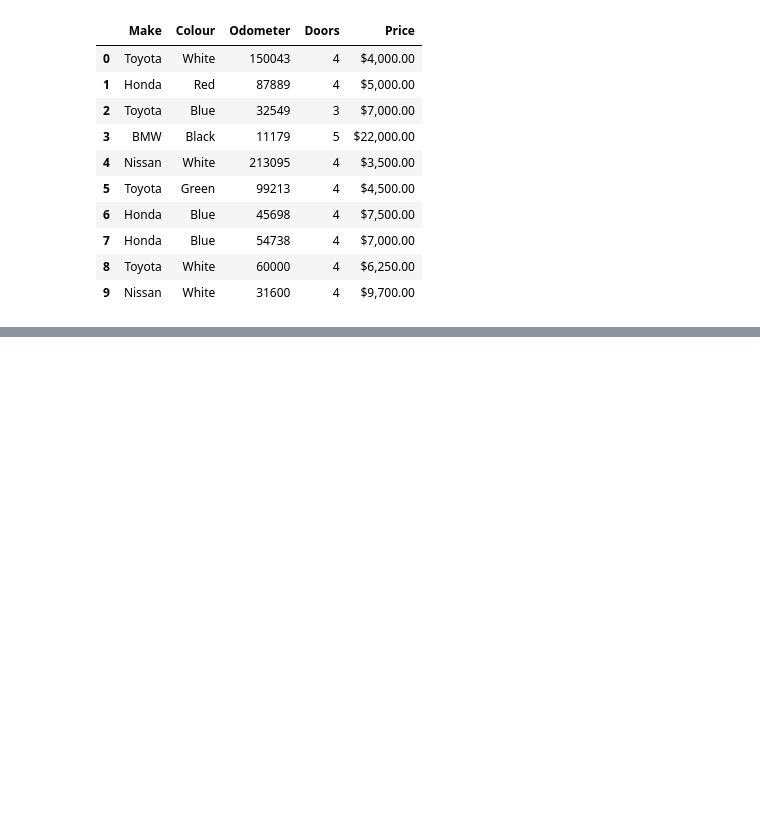
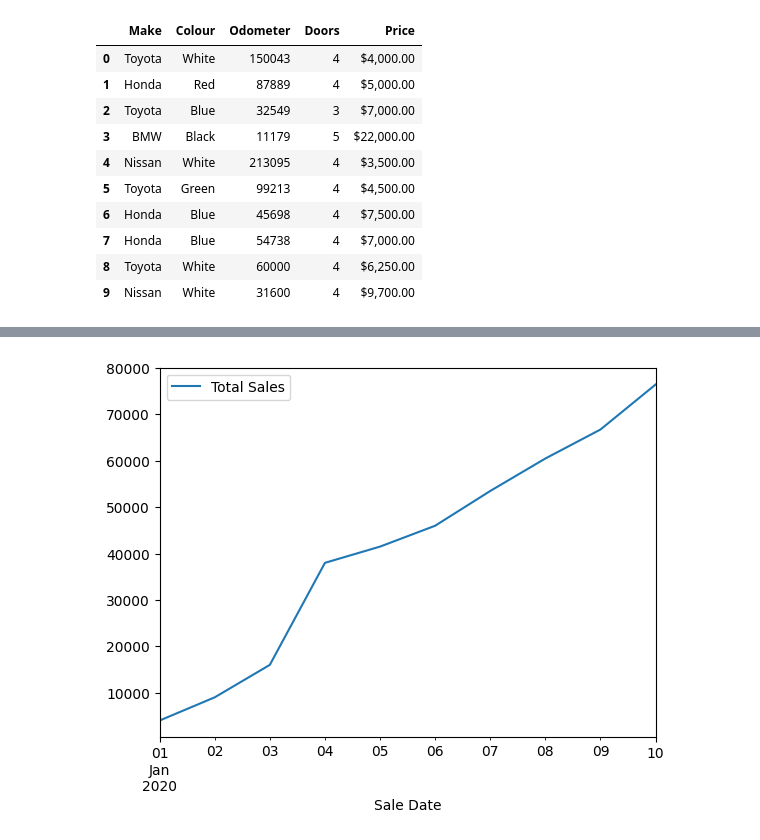
Before and after one commit to thewesternfront/Jupyter_Testintg_Jetbrains, a Jupyter notebook: Introduction-to-MatplotLib.ipynb, the cells around one changed output, grey strips where cells are left out. Cells and saved outputs as stored; diff of their text form; code cells hidden in the pictures; blank space fills up the shorter version.

Commit message:
pandas dataframe plotting with car sales data

```diff
--- a/Introduction-to-MatplotLib.ipynb
+++ b/Introduction-to-MatplotLib.ipynb
@@ -204,3 +204,6 @@ car_sales
 | 7 | Honda | Blue | 54738 | 4 | $7,000.00 |
 | 8 | Toyota | White | 60000 | 4 | $6,250.00 |
 | 9 | Nissan | White | 31600 | 4 | $9,700.00 |
+# %%
+car_sales["Price"] = car_sales["Price"].str.replace(r'[\$\,\.]', '', regex=True)
+car_sales
@@ -206,0 +233,4 @@ car_sales
+# %%
+# Now we will truncate it using the str() method
+car_sales["Price"] = car_sales["Price"].str[:-2]
+car_sales
@@ -206,0 +249,3 @@ car_sales
+# %%
+car_sales["Sale Date"] = pd.date_range('1/1/2020', periods=len(car_sales))
+car_sales
@@ -206,0 +264,4 @@ car_sales
+# %%
+# notice the usage of astype() to convert th string to an int so that it does not jsut concatenate the strings, but actually cumulatively represents the integer value of the Price
+car_sales["Total Sales"] = car_sales["Price"].astype(int).cumsum()
+car_sales
@@ -206,0 +280,6 @@ car_sales
+# %%
+# Plotting the total sales
+# This is the pandas wrap up of the matplotlib API
+car_sales.plot(x="Sale Date", y="Total Sales");
+# %% [output]
+[figure, added]
```
Also changed, not shown: parts of 12 cells of this notebook, 1 other file.
